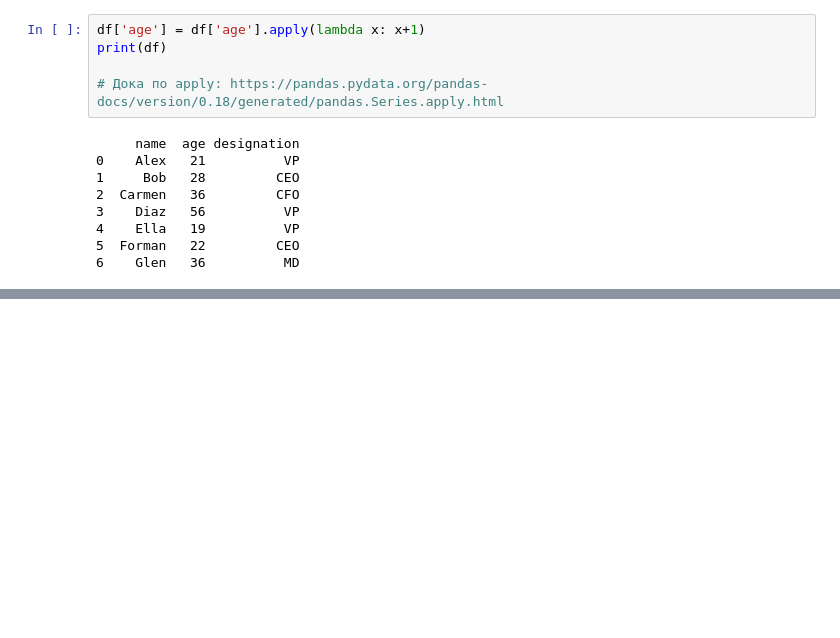
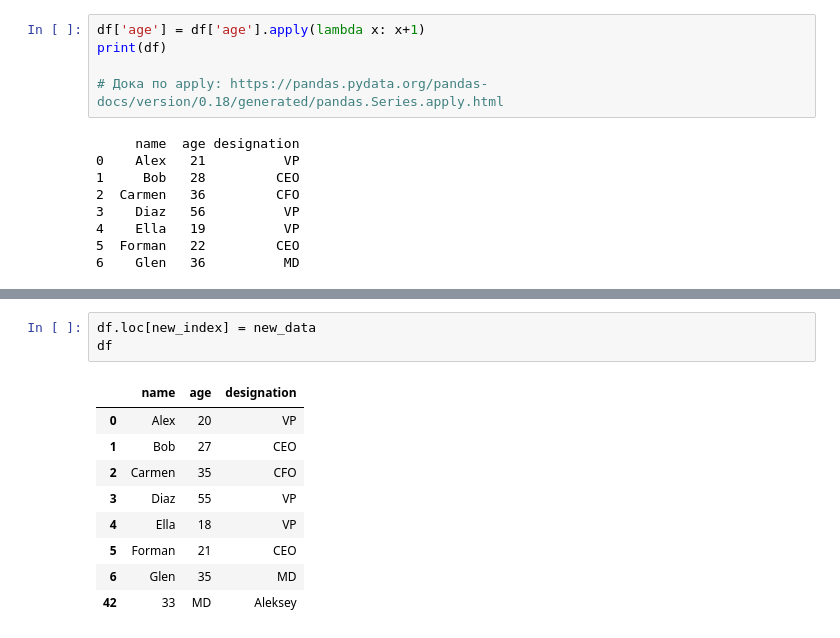
Before and after one commit to NikitaKozlov3412/MyProjectsAndGames, a Jupyter notebook: Stepik_lesson_6_8 pandas-100 (задачи 11-20).ipynb, the cells around one changed output, grey strips where cells are left out. Cells and saved outputs as stored; diff of their text form; blank space fills up the shorter version.

```diff
--- a/Stepik_lesson_6_8 pandas-100 (задачи 11-20).ipynb
+++ b/Stepik_lesson_6_8 pandas-100 (задачи 11-20).ipynb
@@ -294,0 +519,13 @@ print(df)
+# %%
+df.loc[new_index] = new_data
+df
+# %% [output]
+|  | name | age | designation |
+| 0 | Alex | 20 | VP |
+| 1 | Bob | 27 | CEO |
+| 2 | Carmen | 35 | CFO |
+| 3 | Diaz | 55 | VP |
+| 4 | Ella | 18 | VP |
+| 5 | Forman | 21 | CEO |
+| 6 | Glen | 35 | MD |
+| 42 | 33 | MD | Aleksey |
```
Also changed, not shown: parts of 13 cells of this notebook.
